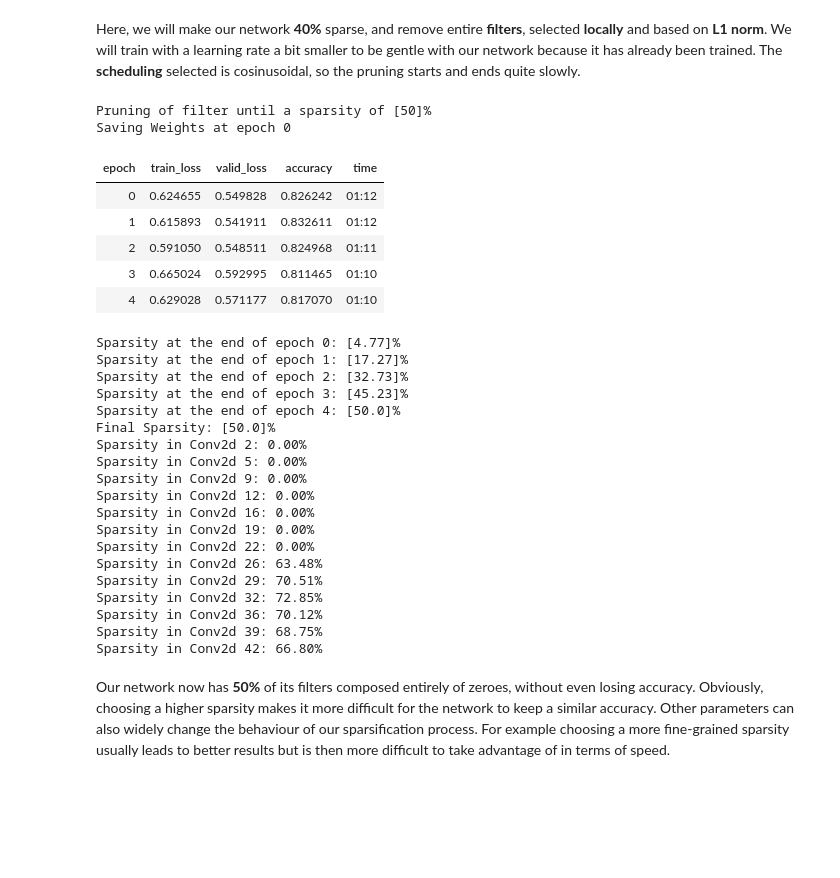
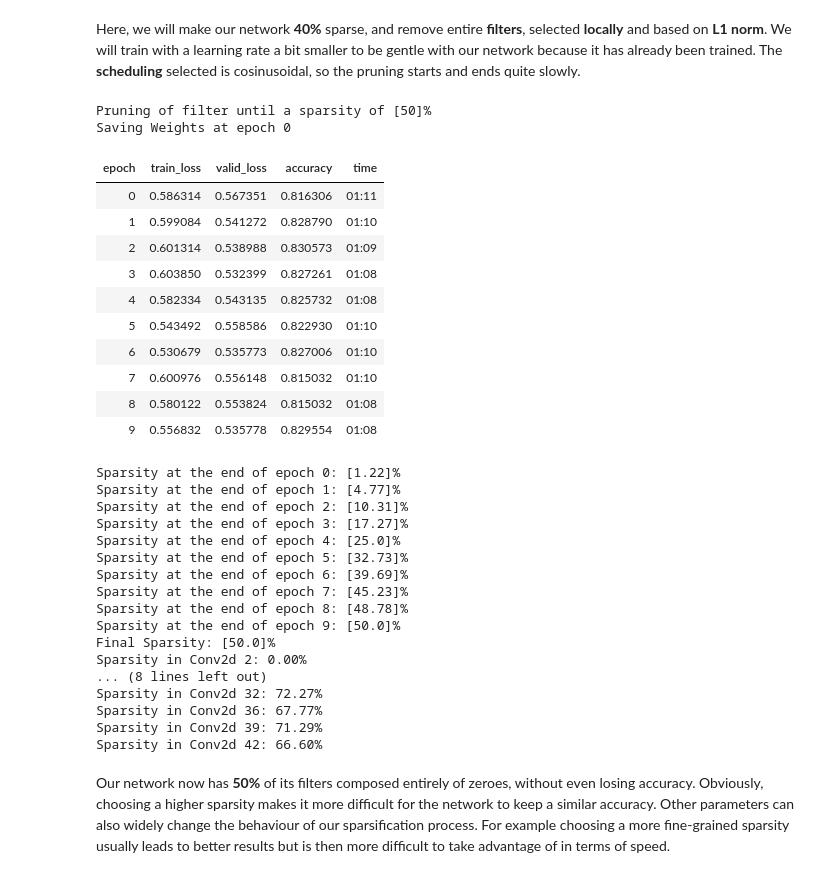
Before and after one commit to nathanhubens/fasterai, a Jupyter notebook: nbs/quickstart.ipynb, the cells around one changed output. Drawn from its saved outputs; the diff is of its cells as text; code cells hidden in the pictures; blank space fills up the shorter version.

```diff
--- a/nbs/quickstart.ipynb
+++ b/nbs/quickstart.ipynb
@@ -209,35 +209,38 @@ from fasterai.sparse.all import *
 Here, we will make our network **40%** sparse, and remove entire **filters**, selected **locally** and based on **L1 norm**. We will train with a learning rate a bit smaller to be gentle with our network because it has already been trained. The **scheduling** selected is cosinusoidal, so the pruning starts and ends quite slowly.
 # %%
 sp_cb = SparsifyCallback(sparsity=50, granularity='filter', context='global', criteria=large_final, schedule=cos)
-student.fit(5, 1e-5, cbs=sp_cb)
+student.fit(10, 1e-5, cbs=sp_cb)
 # %% [output]
 Pruning of filter until a sparsity of [50]%
 Saving Weights at epoch 0
 | epoch | train_loss | valid_loss | accuracy | time |
-| 0 | 0.624655 | 0.549828 | 0.826242 | 01:12 |
-| 1 | 0.615893 | 0.541911 | 0.832611 | 01:12 |
-| 2 | 0.591050 | 0.548511 | 0.824968 | 01:11 |
-| 3 | 0.665024 | 0.592995 | 0.811465 | 01:10 |
-| 4 | 0.629028 | 0.571177 | 0.817070 | 01:10 |
+| 0 | 0.586314 | 0.567351 | 0.816306 | 01:11 |
+| 1 | 0.599084 | 0.541272 | 0.828790 | 01:10 |
+| 2 | 0.601314 | 0.538988 | 0.830573 | 01:09 |
+| 3 | 0.603850 | 0.532399 | 0.827261 | 01:08 |
+| 4 | 0.582334 | 0.543135 | 0.825732 | 01:08 |
+| 5 | 0.543492 | 0.558586 | 0.822930 | 01:10 |
+| 6 | 0.530679 | 0.535773 | 0.827006 | 01:10 |
+| 7 | 0.600976 | 0.556148 | 0.815032 | 01:10 |
+| 8 | 0.580122 | 0.553824 | 0.815032 | 01:08 |
+| 9 | 0.556832 | 0.535778 | 0.829554 | 01:08 |
-Sparsity at the end of epoch 0: [4.77]%
-Sparsity at the end of epoch 1: [17.27]%
-Sparsity at the end of epoch 2: [32.73]%
-Sparsity at the end of epoch 3: [45.23]%
-Sparsity at the end of epoch 4: [50.0]%
+Sparsity at the end of epoch 0: [1.22]%
+Sparsity at the end of epoch 1: [4.77]%
+Sparsity at the end of epoch 2: [10.31]%
+Sparsity at the end of epoch 3: [17.27]%
+Sparsity at the end of epoch 4: [25.0]%
+Sparsity at the end of epoch 5: [32.73]%
+Sparsity at the end of epoch 6: [39.69]%
+Sparsity at the end of epoch 7: [45.23]%
+Sparsity at the end of epoch 8: [48.78]%
+Sparsity at the end of epoch 9: [50.0]%
 Final Sparsity: [50.0]%
 Sparsity in Conv2d 2: 0.00%
-Sparsity in Conv2d 5: 0.00%
-Sparsity in Conv2d 9: 0.00%
-Sparsity in Conv2d 12: 0.00%
-Sparsity in Conv2d 16: 0.00%
-Sparsity in Conv2d 19: 0.00%
-Sparsity in Conv2d 22: 0.00%
-Sparsity in Conv2d 26: 63.48%
-Sparsity in Conv2d 29: 70.51%
-Sparsity in Conv2d 32: 72.85%
-Sparsity in Conv2d 36: 70.12%
-Sparsity in Conv2d 39: 68.75%
-Sparsity in Conv2d 42: 66.80%
+... (8 lines left out)
+Sparsity in Conv2d 32: 72.27%
+Sparsity in Conv2d 36: 67.77%
+Sparsity in Conv2d 39: 71.29%
+Sparsity in Conv2d 42: 66.60%
 # %% [markdown]
 Our network now has **50%** of its filters composed entirely of zeroes, without even losing accuracy. Obviously, choosing a higher sparsity makes it more difficult for the network to keep a similar accuracy. Other parameters can also widely change the behaviour of our sparsification process. For example choosing a more fine-grained sparsity usually leads to better results but is then more difficult to take advantage of in terms of speed.
 # %% [markdown]
```
Also changed, not shown: parts of 20 cells of this notebook.
